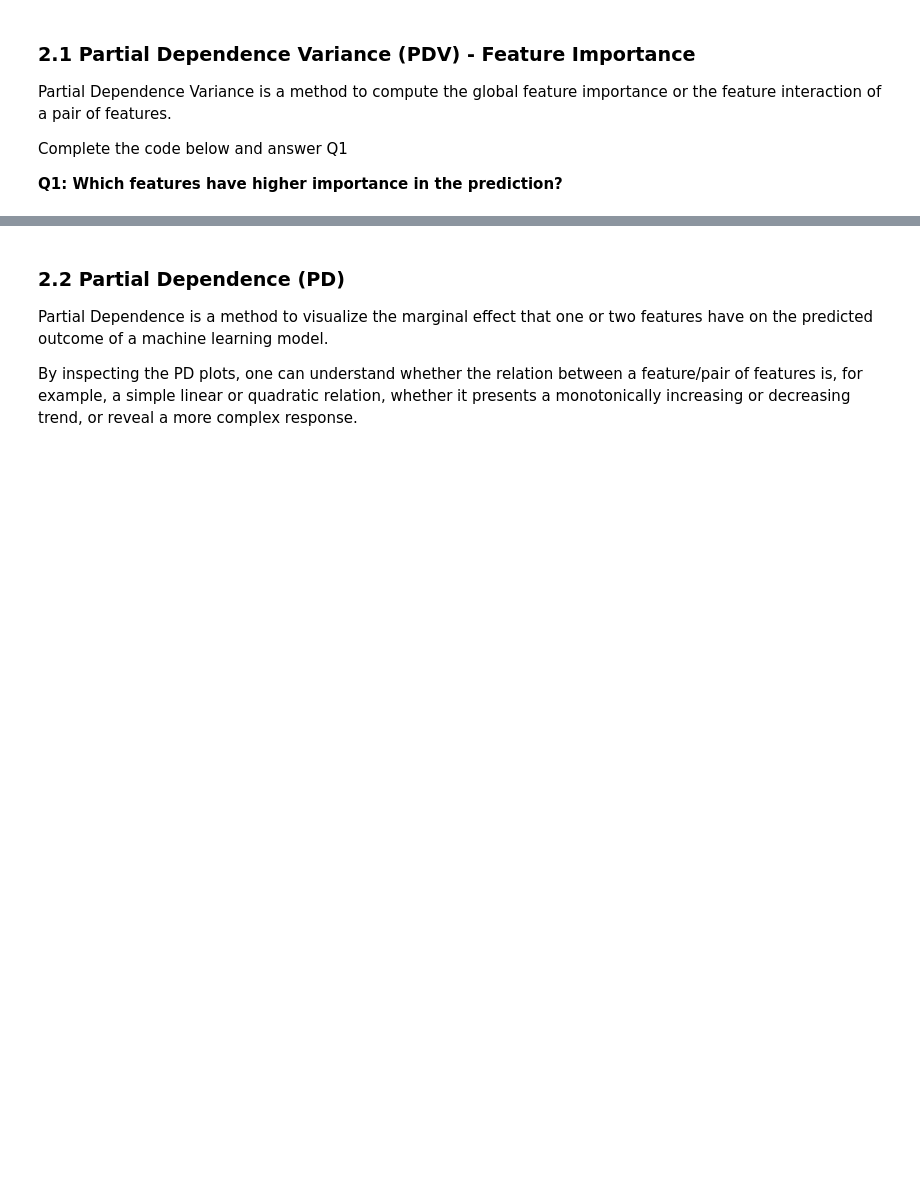
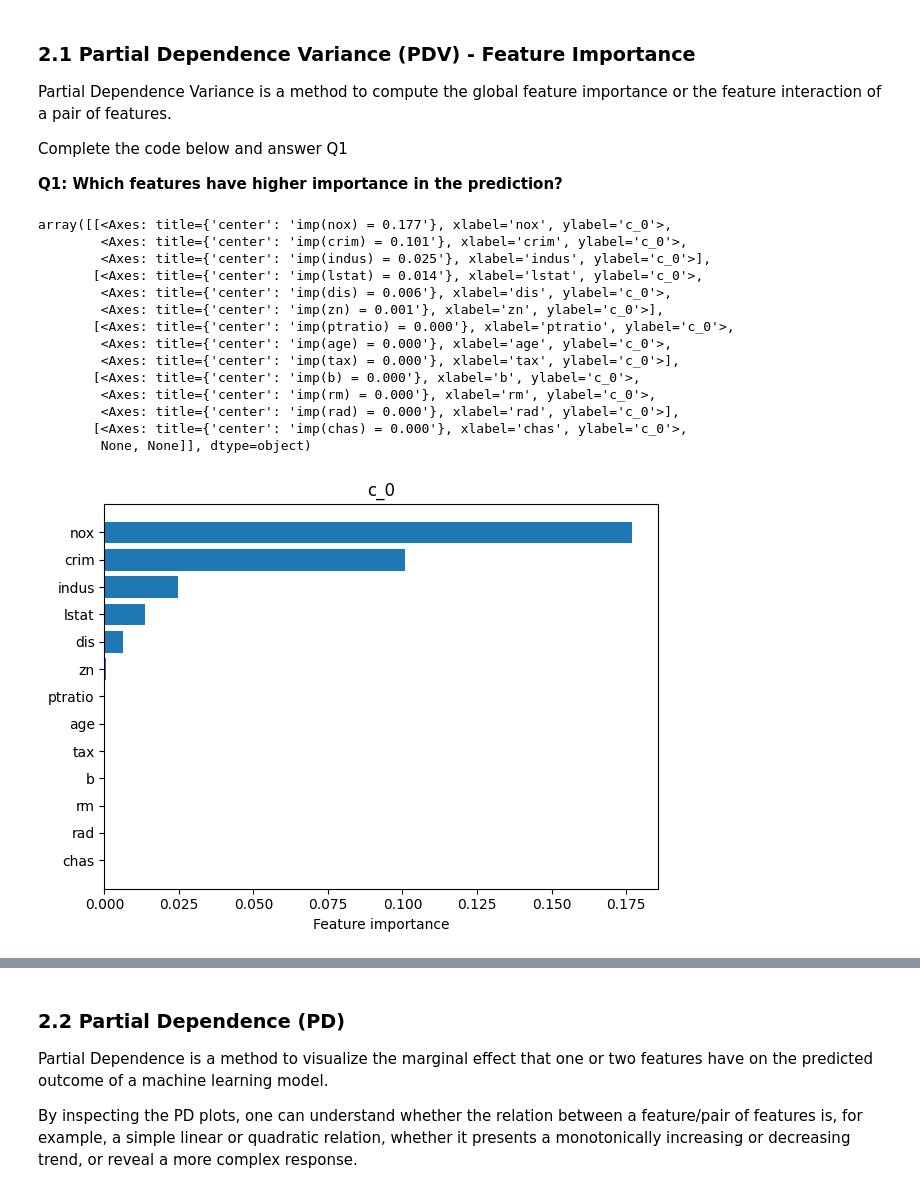
Before and after one commit to urmidedhiacmu/mlip-explainability-lab, a Jupyter notebook: explainability.ipynb, the cells around one changed output, grey strips where cells are left out. Cells and saved outputs as stored; diff of their text form; code cells hidden in the pictures; blank space fills up the shorter version.

```diff
--- a/explainability.ipynb
+++ b/explainability.ipynb
@@ -165,10 +175,28 @@ Complete the code below and answer Q1
 # %%
 # TODO: Determine which features are more important
 # suggestion: Use PartialDependenceVariance class and explain function using the argument method='importance'
+from alibi.explainers import PartialDependenceVariance
 
-#explainer = ...
-#exp_importance = ...
+explainer = PartialDependenceVariance(predictor=predictor.predict, feature_names=feature_names)
+exp_importance = explainer.explain(X_test, method='importance')
 
 # plot the results using
-#plot_pd_variance(exp=exp_importance)
-#plot_pd_variance(exp=exp_importance, summarise=False,  fig_kw={'figheight': 15, 'figwidth': 10})
+plot_pd_variance(exp=exp_importance)
+
+plot_pd_variance(exp=exp_importance, summarise=False,  fig_kw={'figheight': 15, 'figwidth': 10})
+# %% [output]
+array([[<Axes: title={'center': 'imp(nox) = 0.177'}, xlabel='nox', ylabel='c_0'>,
+        <Axes: title={'center': 'imp(crim) = 0.101'}, xlabel='crim', ylabel='c_0'>,
+        <Axes: title={'center': 'imp(indus) = 0.025'}, xlabel='indus', ylabel='c_0'>],
+       [<Axes: title={'center': 'imp(lstat) = 0.014'}, xlabel='lstat', ylabel='c_0'>,
+        <Axes: title={'center': 'imp(dis) = 0.006'}, xlabel='dis', ylabel='c_0'>,
+        <Axes: title={'center': 'imp(zn) = 0.001'}, xlabel='zn', ylabel='c_0'>],
+       [<Axes: title={'center': 'imp(ptratio) = 0.000'}, xlabel='ptratio', ylabel='c_0'>,
+        <Axes: title={'center': 'imp(age) = 0.000'}, xlabel='age', ylabel='c_0'>,
+        <Axes: title={'center': 'imp(tax) = 0.000'}, xlabel='tax', ylabel='c_0'>],
+       [<Axes: title={'center': 'imp(b) = 0.000'}, xlabel='b', ylabel='c_0'>,
+        <Axes: title={'center': 'imp(rm) = 0.000'}, xlabel='rm', ylabel='c_0'>,
+        <Axes: title={'center': 'imp(rad) = 0.000'}, xlabel='rad', ylabel='c_0'>],
+       [<Axes: title={'center': 'imp(chas) = 0.000'}, xlabel='chas', ylabel='c_0'>,
+        None, None]], dtype=object)
+[figure, added]
```
Also changed, not shown: parts of 15 cells of this notebook.
